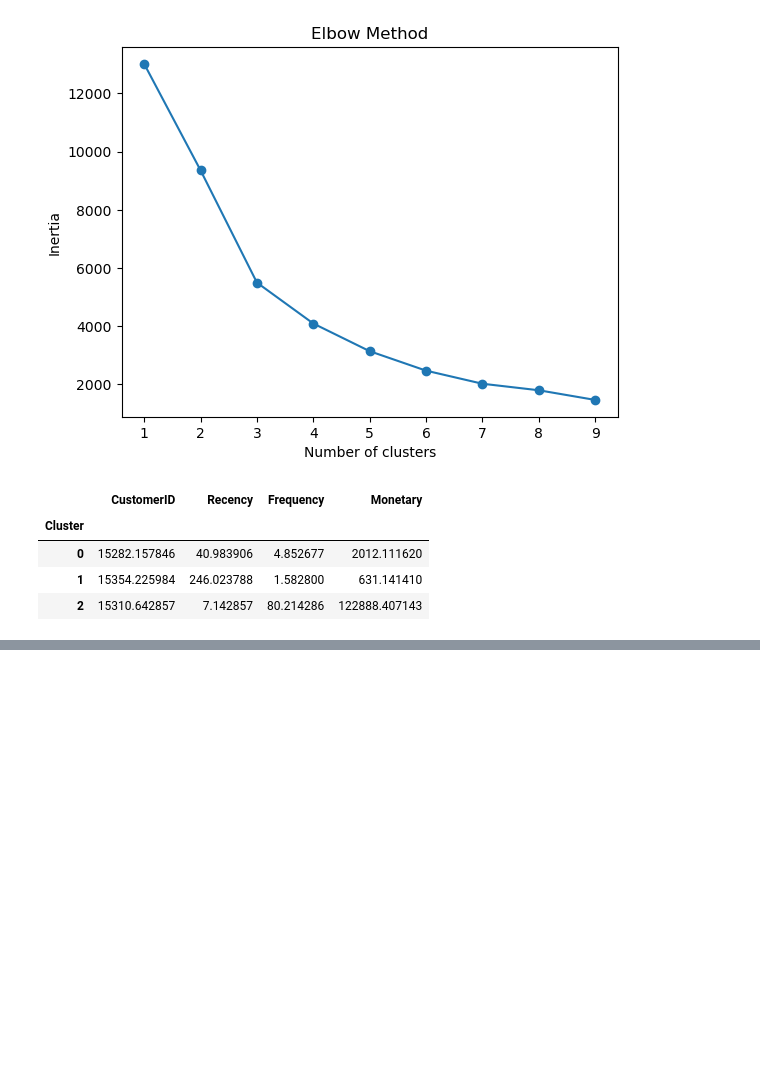
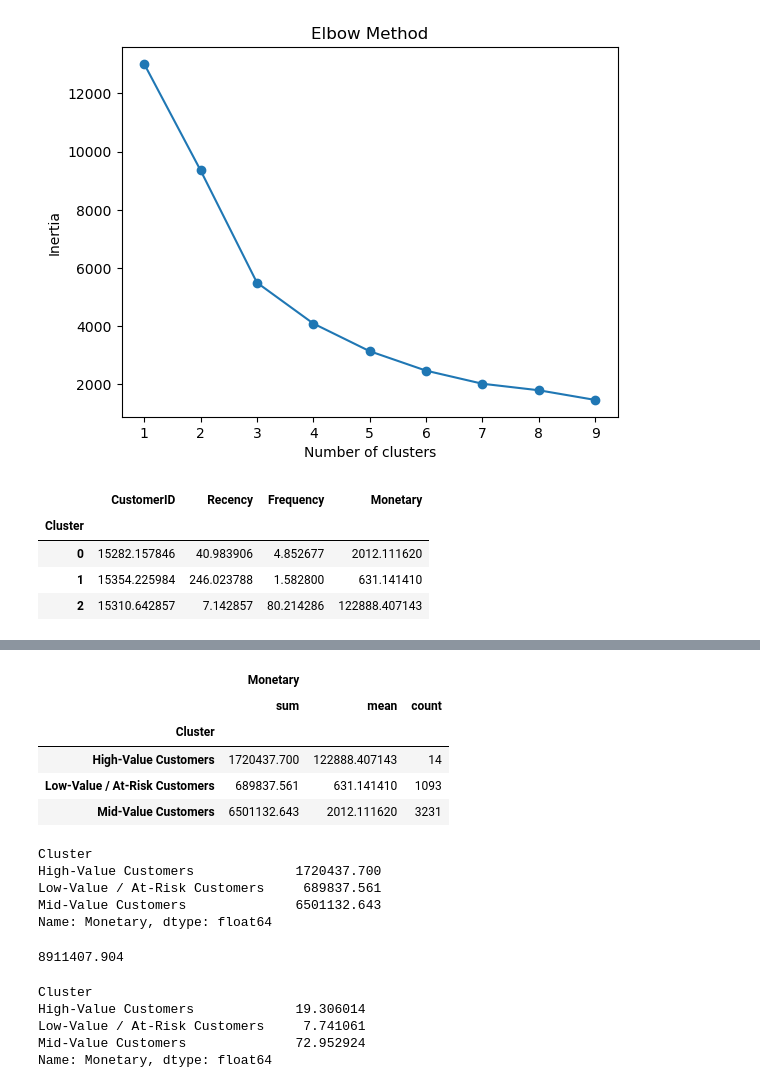
Before and after one commit to Sudarshan-t-1999/customer-segmentation-rfm, a Jupyter notebook: customer segmentation.ipynb, the cells around one changed output, grey strips where cells are left out. Saved outputs shown, nothing was run; the diff lists cells and outputs as text; code cells hidden in the pictures; blank space fills up the shorter version.

```diff
--- a/customer segmentation.ipynb
+++ b/customer segmentation.ipynb
@@ -378,0 +396,11 @@ rfm
+# %%
+rfm.groupby('Cluster').agg({
+    'Monetary': ['sum', 'mean', 'count']
+})
+# %% [output]
+|  | Monetary |  |  |
+|  | sum | mean | count |
+| Cluster |  |  |  |
+| High-Value Customers | 1720437.700 | 122888.407143 | 14 |
+| Low-Value / At-Risk Customers | 689837.561 | 631.141410 | 1093 |
+| Mid-Value Customers | 6501132.643 | 2012.111620 | 3231 |
@@ -378,0 +410,20 @@ rfm
+# %%
+rfm.groupby('Cluster')['Monetary'].sum()
+# %% [output]
+Cluster
+High-Value Customers             1720437.700
+Low-Value / At-Risk Customers     689837.561
+Mid-Value Customers              6501132.643
+Name: Monetary, dtype: float64
+# %%
+revenue_share.sum()
+# %% [output]
+8911407.904
+# %%
+revenue_share_percentage
+# %% [output]
+Cluster
+High-Value Customers             19.306014
+Low-Value / At-Risk Customers     7.741061
+Mid-Value Customers              72.952924
+Name: Monetary, dtype: float64
```
Also changed, not shown: parts of 17 cells of this notebook, 2 other files.
